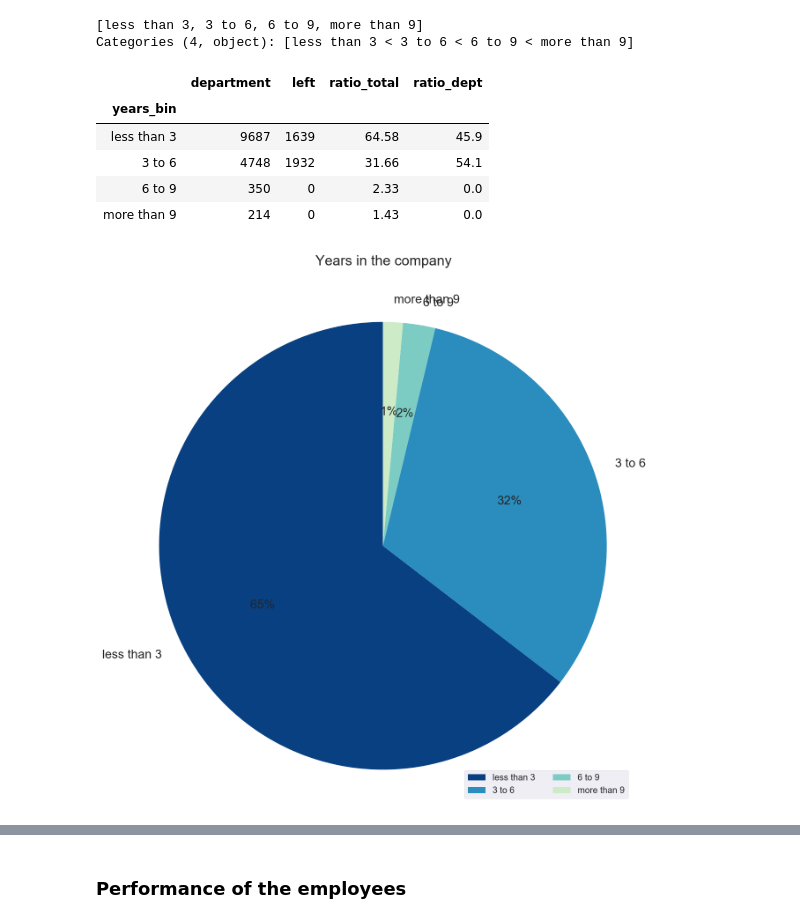
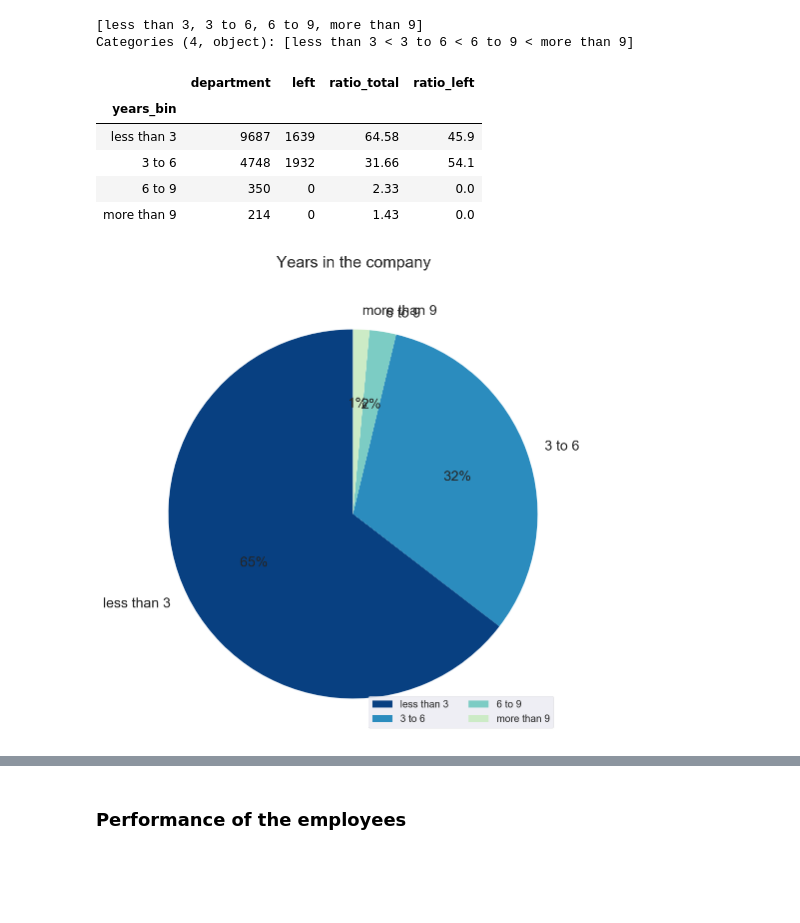
Before and after one commit to Ana-Andre/Predictive-Emplyee-Turnover, a Jupyter notebook: 2_Notebooks/1_DataCleanig_and_EDA.ipynb, the cells around one changed output, grey strips where cells are left out. Cells and saved outputs as stored; diff of their text form; code cells hidden in the pictures; blank space fills up the shorter version.

```diff
--- a/2_Notebooks/1_DataCleanig_and_EDA.ipynb
+++ b/2_Notebooks/1_DataCleanig_and_EDA.ipynb
@@ -207,11 +207,11 @@ Categories (4, object): [less than 3 < 3 to 6 < 6 to 9 < more than 9]
 # group by number of years in the company
 years= data.groupby('years_bin').agg({'department':'count','left':'sum'}).sort_values(by= 'department', ascending= False)
 years['ratio_total'] = ((years.department / years.department.sum()) * 100).round(2)
-years['ratio_dept'] = ((years.left / years.left.sum()) * 100).round(2)
+years['ratio_left'] = ((years.left / years.left.sum()) * 100).round(2)
 
 years.head()
 # %% [output]
-|  | department | left | ratio_total | ratio_dept |
+|  | department | left | ratio_total | ratio_left |
 | years_bin |  |  |  |  |
 | less than 3 | 9687 | 1639 | 64.58 | 45.9 |
 | 3 to 6 | 4748 | 1932 | 31.66 | 54.1 |
@@ -219,22 +219,22 @@ years.head()
 | more than 9 | 214 | 0 | 1.43 | 0.0 |
 # %%
 # initialize the matplotlib figure
-f, ax = plt.subplots(figsize= (9,9))
+f, ax = plt.subplots(figsize= (7,7))
 
 # labels and colors
 pie_labels = years.index
 cmap = plt.get_cmap('GnBu_r')
 colors = [cmap(1 * i/len(years.ratio_total)) for i in range(len(years.ratio_total))]
 
 # plot total number of years in the company
 ax.pie(years.ratio_total, labels= pie_labels, colors= colors, autopct='%1.0f%%', startangle=90, textprops={'fontsize': 14})
 
 # add a legend and informative axis label
 ax.axis('equal')
 ax.legend(ncol= 2, loc= "lower right", frameon= True, fontsize= 10)
 ax.set_title('Years in the company', loc='center', pad= 30, fontsize= 16)
 
 plt.tight_layout()
 plt.show()
 # %% [output]
-[figure, old version]
+[figure, new version]
```
Also changed, not shown: parts of 23 cells of this notebook, 2 other files.
